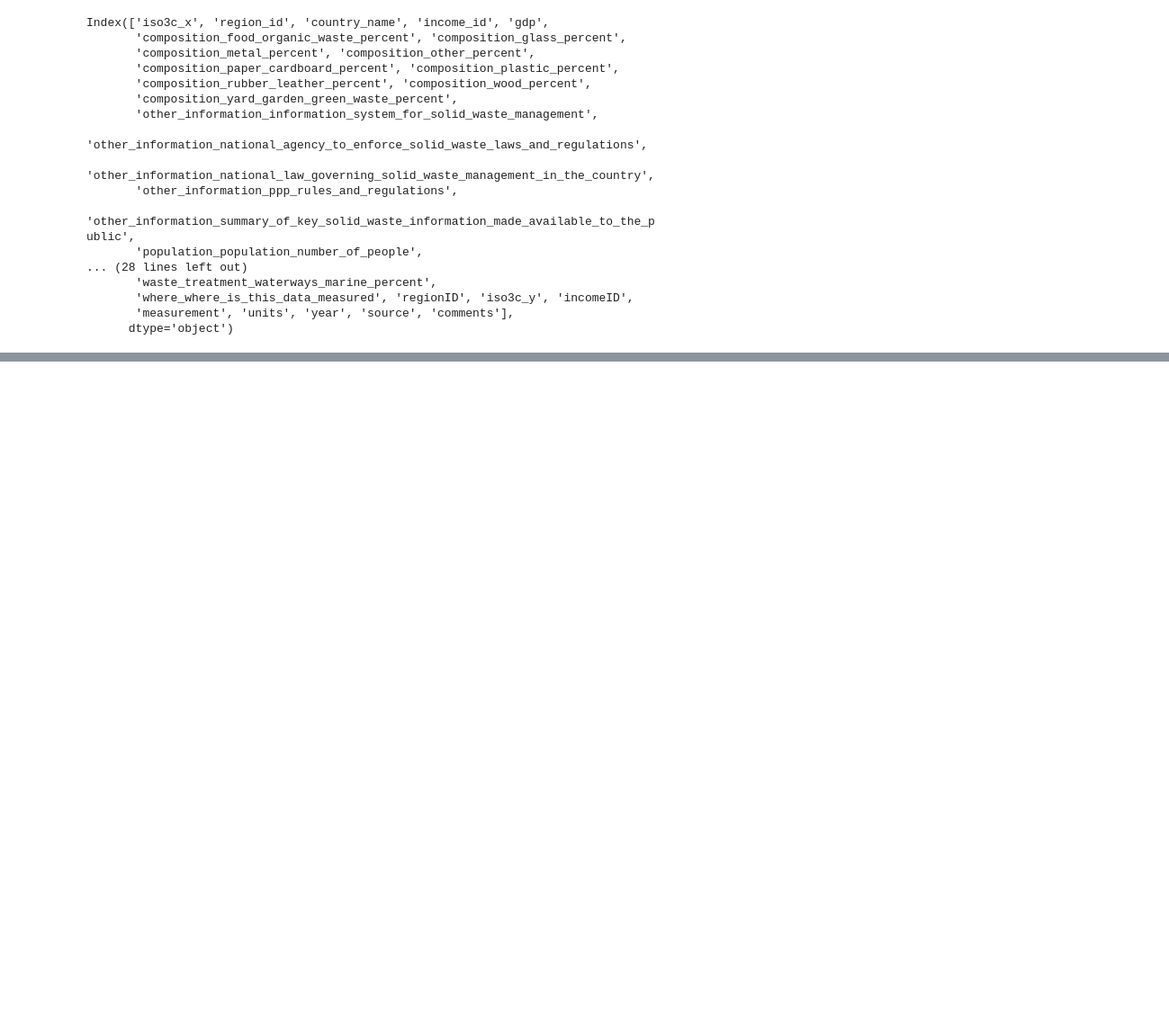
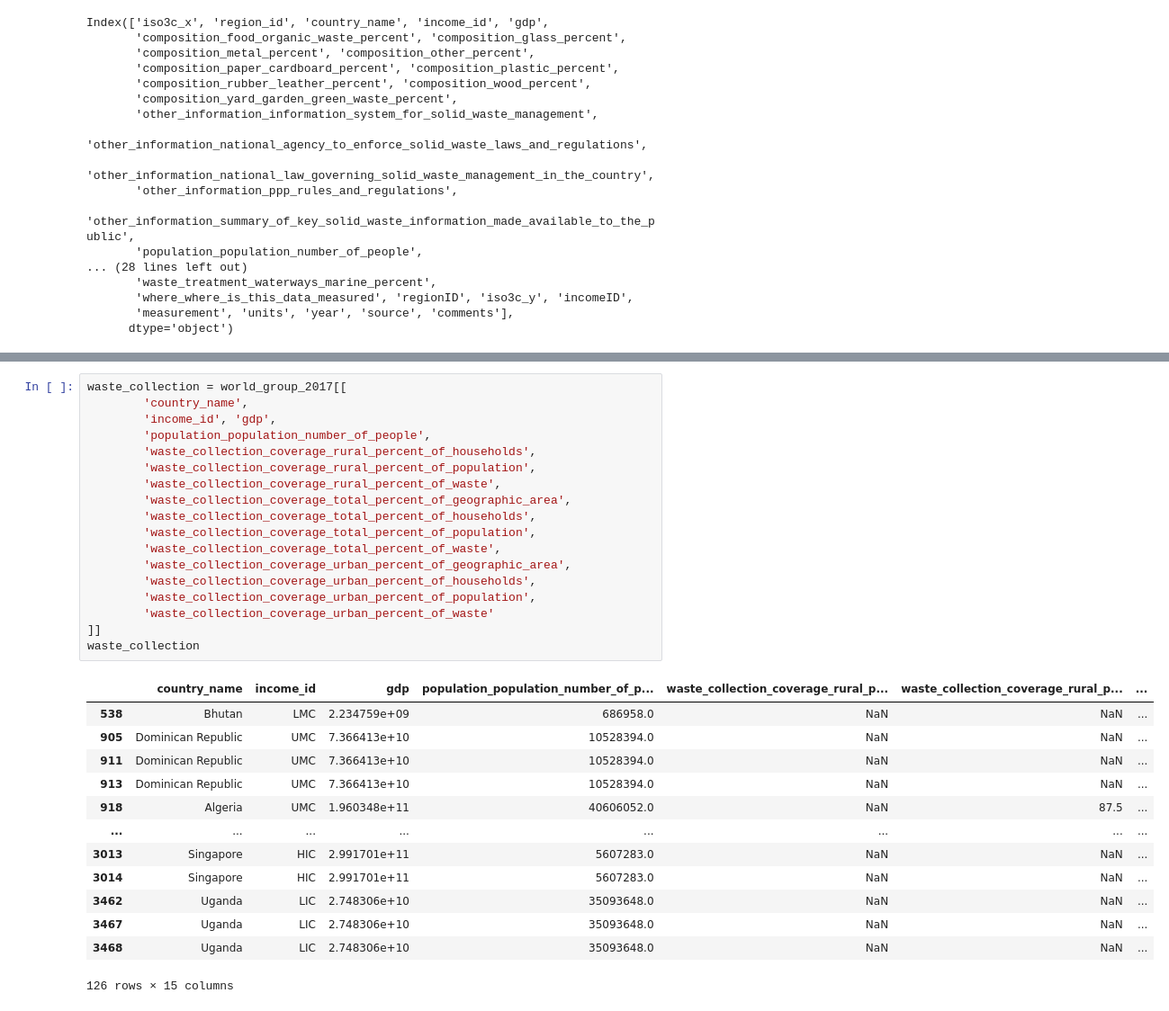
Before and after one commit to ShilpaMuralidhar/WasteManagement, a Jupyter notebook: Data_Science/Data cleaning.ipynb, the cells around one changed output, grey strips where cells are left out. Shown at 90% size. Saved outputs shown, nothing was run; the diff lists cells and outputs as text; blank space fills up the shorter version.

```diff
--- a/Data_Science/Data cleaning.ipynb
+++ b/Data_Science/Data cleaning.ipynb
@@ -208,0 +283,32 @@ Index(['iso3c_x', 'region_id', 'country_name', 'income_id', 'gdp',
+# %%
+waste_collection = world_group_2017[[
+        'country_name',
+        'income_id', 'gdp',
+        'population_population_number_of_people',
+        'waste_collection_coverage_rural_percent_of_households',
+        'waste_collection_coverage_rural_percent_of_population',
+        'waste_collection_coverage_rural_percent_of_waste',
+        'waste_collection_coverage_total_percent_of_geographic_area',
+        'waste_collection_coverage_total_percent_of_households',
+        'waste_collection_coverage_total_percent_of_population',
+        'waste_collection_coverage_total_percent_of_waste',
+        'waste_collection_coverage_urban_percent_of_geographic_area',
+        'waste_collection_coverage_urban_percent_of_households',
+        'waste_collection_coverage_urban_percent_of_population',
+        'waste_collection_coverage_urban_percent_of_waste'
+]]
+waste_collection
+# %% [output]
+|  | country_name | income_id | gdp | population_population_number_of_p... | waste_collection_coverage_rural_p... | waste_collection_coverage_rural_p... | ... |
+| 538 | Bhutan | LMC | 2.234759e+09 | 686958.0 | NaN | NaN | ... |
+| 905 | Dominican Republic | UMC | 7.366413e+10 | 10528394.0 | NaN | NaN | ... |
+| 911 | Dominican Republic | UMC | 7.366413e+10 | 10528394.0 | NaN | NaN | ... |
+| 913 | Dominican Republic | UMC | 7.366413e+10 | 10528394.0 | NaN | NaN | ... |
+| 918 | Algeria | UMC | 1.960348e+11 | 40606052.0 | NaN | 87.5 | ... |
+| ... | ... | ... | ... | ... | ... | ... | ... |
+| 3013 | Singapore | HIC | 2.991701e+11 | 5607283.0 | NaN | NaN | ... |
+| 3014 | Singapore | HIC | 2.991701e+11 | 5607283.0 | NaN | NaN | ... |
+| 3462 | Uganda | LIC | 2.748306e+10 | 35093648.0 | NaN | NaN | ... |
+| 3467 | Uganda | LIC | 2.748306e+10 | 35093648.0 | NaN | NaN | ... |
+| 3468 | Uganda | LIC | 2.748306e+10 | 35093648.0 | NaN | NaN | ... |
+126 rows × 15 columns
```
Also changed, not shown: parts of 4 cells of this notebook.
